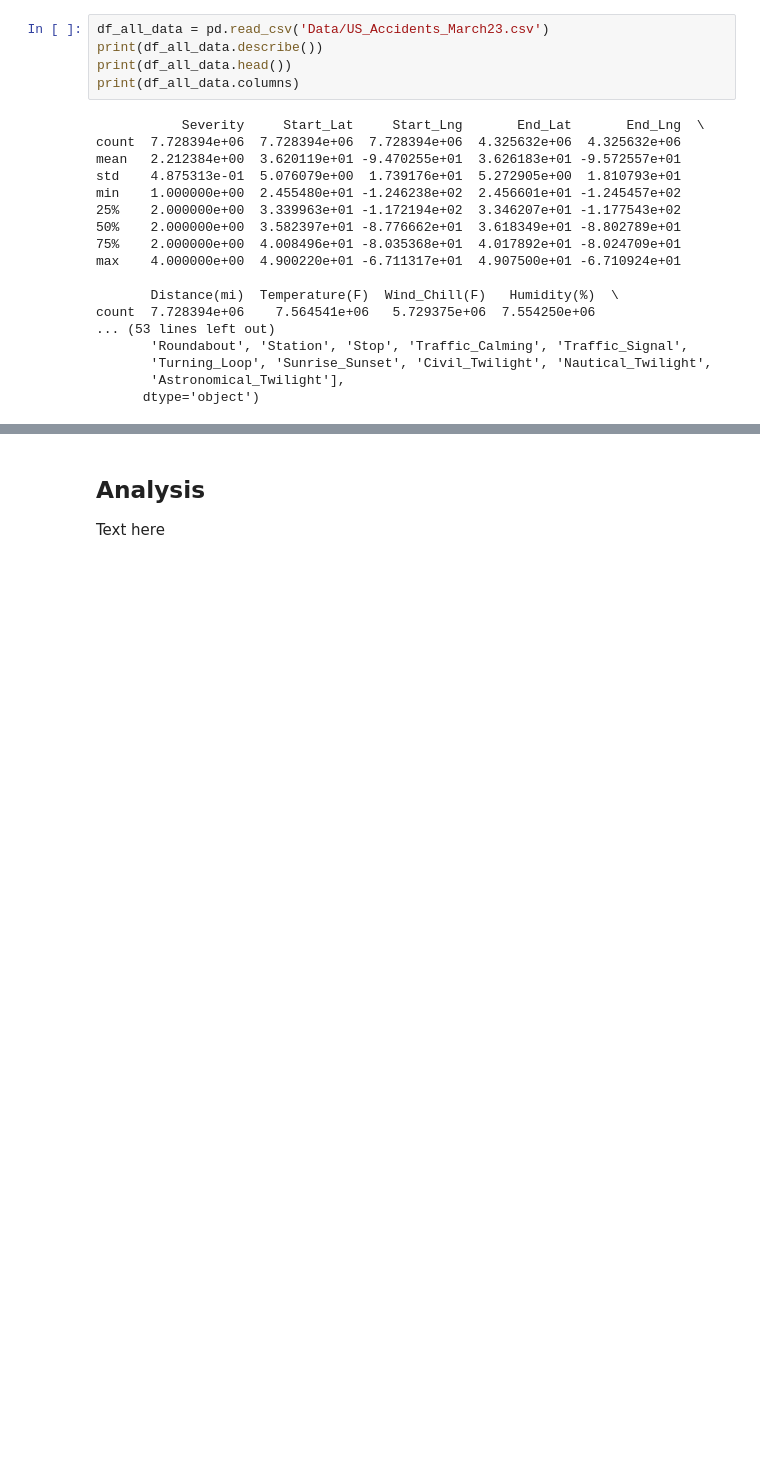
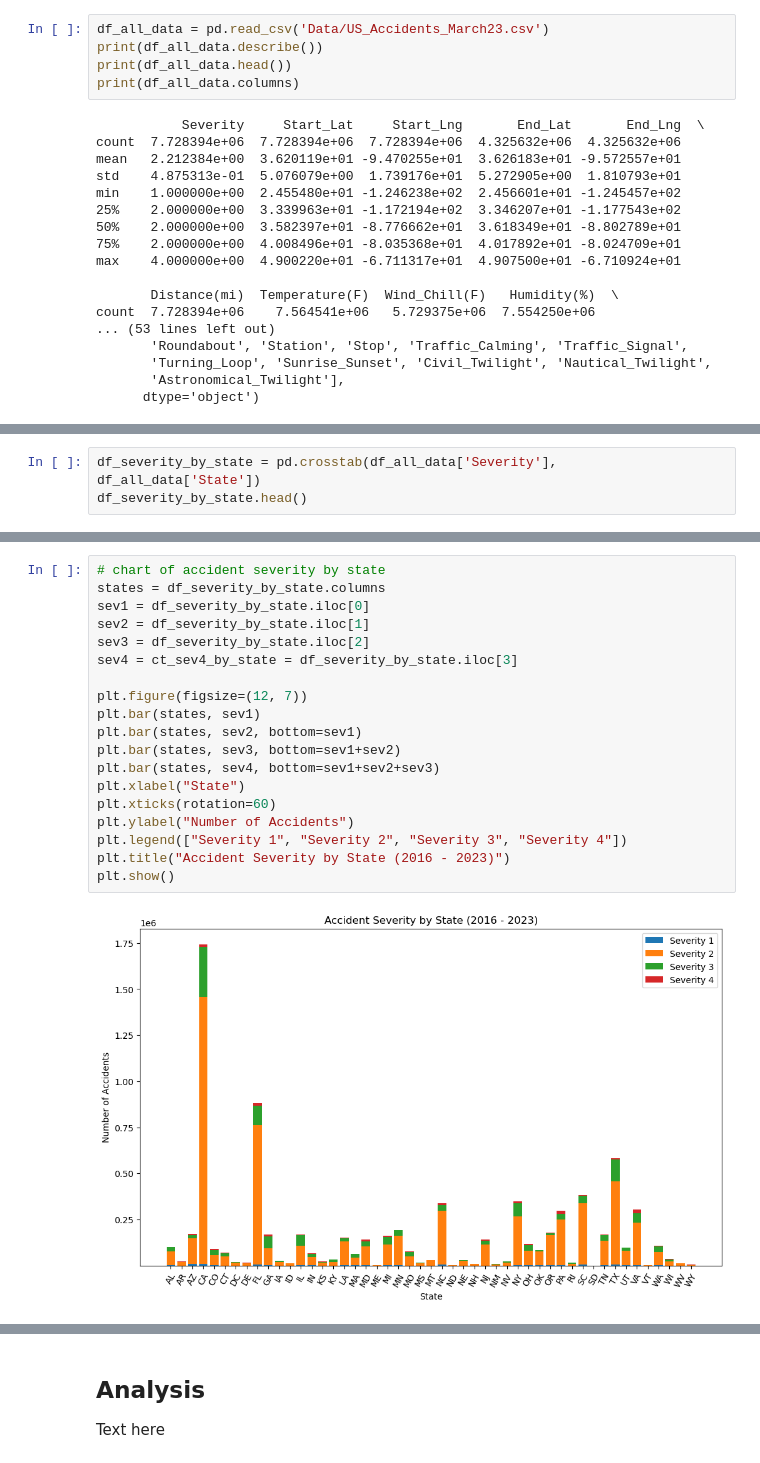
Before and after one commit to marhas109/MH_DS_Capstone_Project_1, a Jupyter notebook: MH_DS_Capstone_Project_1.ipynb, the cells around one changed output, grey strips where cells are left out. Drawn from its saved outputs; the diff is of its cells as text; blank space fills up the shorter version.

```diff
--- a/MH_DS_Capstone_Project_1.ipynb
+++ b/MH_DS_Capstone_Project_1.ipynb
@@ -53,0 +47,3 @@ Name: count, dtype: int64
+# %%
+df_severity_by_state = pd.crosstab(df_all_data['Severity'], df_all_data['State'])
+df_severity_by_state.head()
@@ -53,0 +58,21 @@ Name: count, dtype: int64
+# %%
+# chart of accident severity by state
+states = df_severity_by_state.columns
+sev1 = df_severity_by_state.iloc[0]
+sev2 = df_severity_by_state.iloc[1]
+sev3 = df_severity_by_state.iloc[2]
+sev4 = ct_sev4_by_state = df_severity_by_state.iloc[3]
+
+plt.figure(figsize=(12, 7))
+plt.bar(states, sev1)
+plt.bar(states, sev2, bottom=sev1)
+plt.bar(states, sev3, bottom=sev1+sev2)
+plt.bar(states, sev4, bottom=sev1+sev2+sev3)
+plt.xlabel("State")
+plt.xticks(rotation=60)
+plt.ylabel("Number of Accidents")
+plt.legend(["Severity 1", "Severity 2", "Severity 3", "Severity 4"])
+plt.title("Accident Severity by State (2016 - 2023)")
+plt.show()
+# %% [output]
+[figure, added]
```
Also changed, not shown: parts of 16 cells of this notebook.
